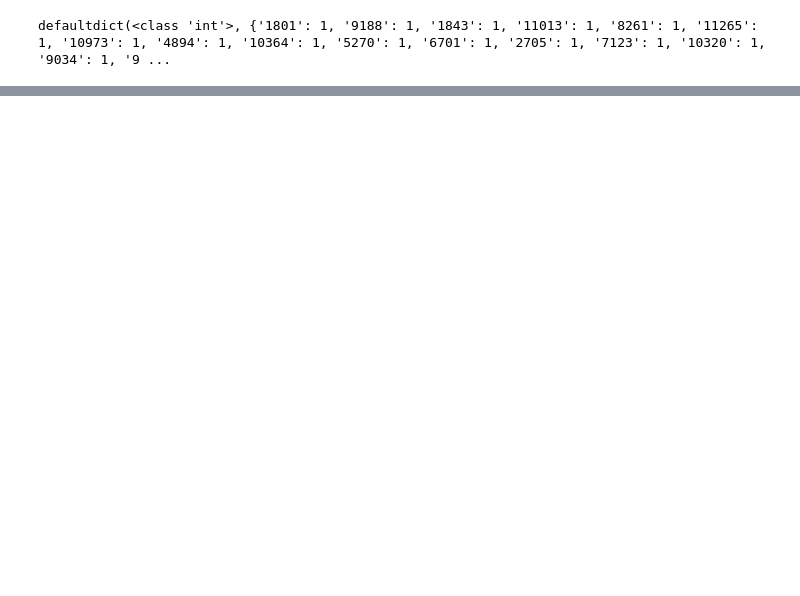
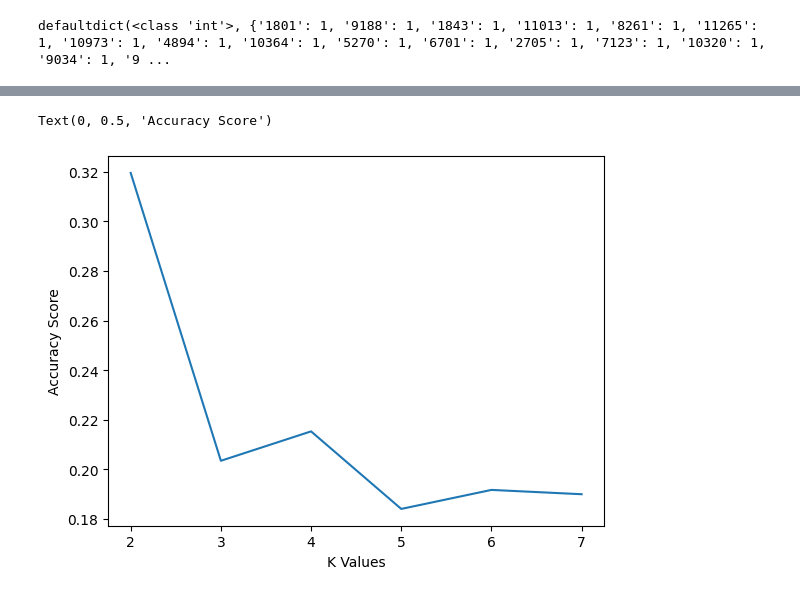
Before and after one commit to sofiateixeira22/DMI2324, a Jupyter notebook: src/main.ipynb, the cells around one changed output, grey strips where cells are left out. Drawn from its saved outputs; the diff is of its cells as text; code cells hidden in the pictures; blank space fills up the shorter version.

```diff
--- a/src/main.ipynb
+++ b/src/main.ipynb
@@ -24,6 +28,7 @@ trans_dev_file = 'dataset/trans_dev.csv'
 
 trans_dev_file_competition = 'dataset_competition/trans_comp.csv'
 loan_dev_file_competition = 'dataset_competition/loan_comp.csv'
+card_file_competition = 'dataset_competition/card_comp.csv'
 # %%
 client_df = pd.read_csv(client_file, sep=";")
 district_df = pd.read_csv(district_file, sep=";")
@@ -35,6 +40,7 @@ trans_dev_df = pd.read_csv(trans_dev_file, sep=";", dtype={'bank': str, 'account
 # %%
 trans_dev_competition_df = pd.read_csv(trans_dev_file_competition, sep=";")
 loan_dev_competition_df = pd.read_csv(loan_dev_file_competition, sep=";")
+card_dev_competition_df = pd.read_csv(card_file_competition, sep=";")
 # %%
 #months to 0:x indexes
 
@@ -667,0 +930,31 @@ print(predicted)
+# %%
+K = range(2, 8)
+fits = []
+score = []
+
+X = final_loan_df.drop('status', axis=1)
+X = X.drop('good_loans', axis=1)
+X= X.drop(['card_classic', 'card_junior', 'card_gold'] ,axis=1)
+Y = final_loan_df['status']
+
+scaler = StandardScaler()
+X = scaler.fit_transform(X)
+
+# Split the data into training and test sets
+X_train, X_test, y_train, y_test = train_test_split(X, Y, test_size=0.2)
+
+for k in K:
+    # train the model for current value of k on training data
+    model = KMeans(n_clusters = k, random_state = 0, n_init=50).fit(X_train)
+
+    # append the model to fits
+    fits.append(model)
+    # Append the silhouette score to scores
+    score.append(silhouette_score(X_train, model.labels_, metric='euclidean'))
+
+plt.plot(K, score)
+plt.xlabel("K Values")
+plt.ylabel("Accuracy Score")
+# %% [output]
+Text(0, 0.5, 'Accuracy Score')
+[figure, added]
```
Also changed, not shown: parts of 13 cells of this notebook, 3 other files.
